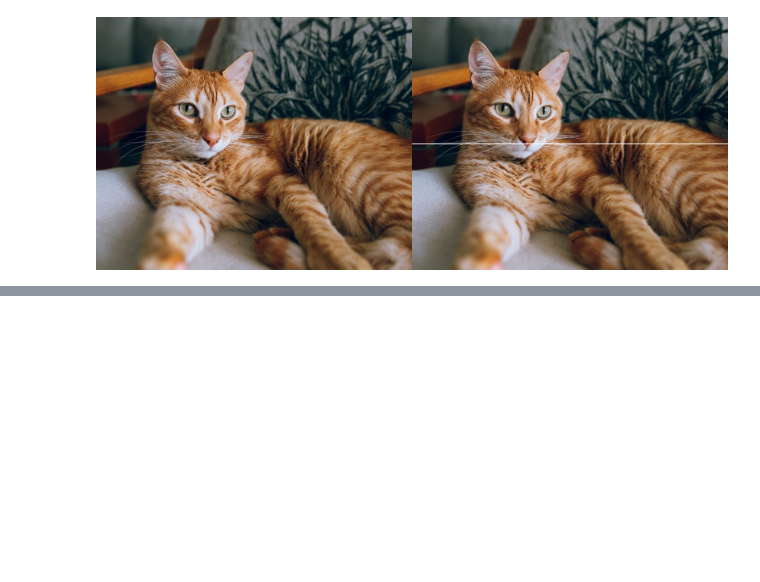
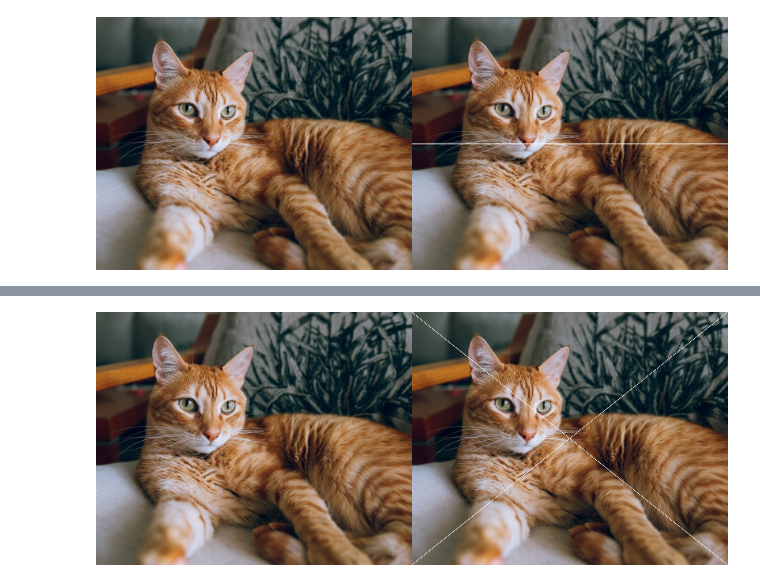
Before and after one commit to rhanilham/PCVK, a Jupyter notebook: Week1.ipynb, the cells around one changed output, grey strips where cells are left out. Saved outputs shown, nothing was run; the diff lists cells and outputs as text; code cells hidden in the pictures; blank space fills up the shorter version.

```diff
--- a/Week1.ipynb
+++ b/Week1.ipynb
@@ -92,0 +103,13 @@ Tidak, tidak semua library tersebut harus digunakan dalam praktikum sesi ini. Da
+# %%
+image_2 = cv.cvtColor(image, cv.COLOR_BGR2RGB)
+image_3 = cv.cvtColor(image, cv.COLOR_BGR2RGB)
+# Membuat garis menyilang diagonal dari kiri atas ke kanan bawah
+for i in range(min(320, 400)):
+    image_3[i, int(i * 400 / 320)] = [255, 255, 255]
+# Membuat garis menyilang diagonal dari kiri bawah ke kanan atas
+for i in range(min(320, 400)):
+    image_3[320 - i - 1, int(i * 400 / 320)] = [255, 255, 255]
+final_frame = cv.hconcat((image_2, image_3))
+cv2_imshow(final_frame)
+# %% [output]
+[figure, added]
```
Also changed, not shown: parts of 4 cells of this notebook.
